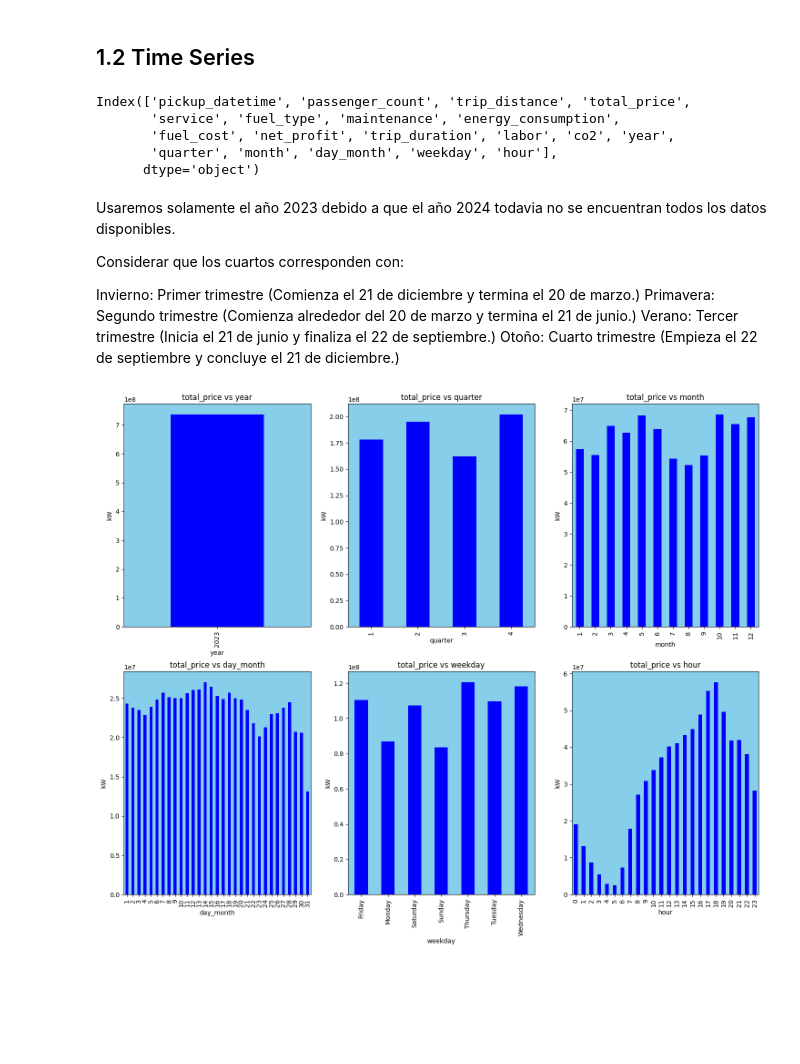
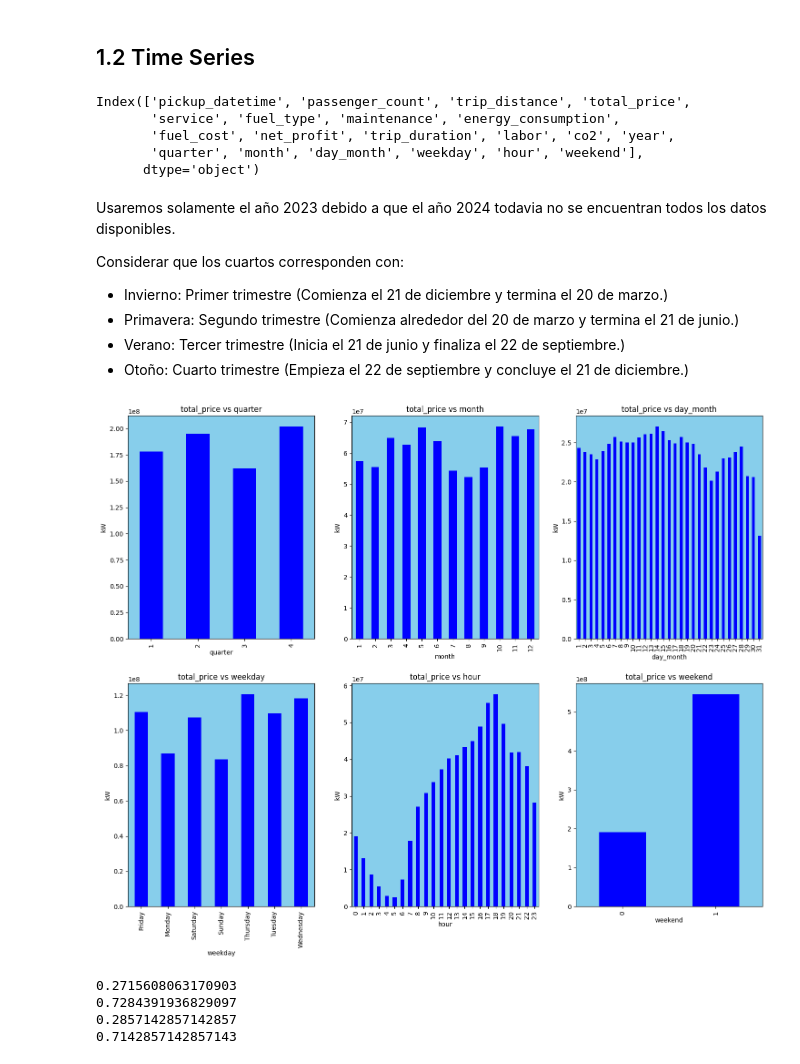
Before and after one commit to Pableren/Cab_Data_Cruise, a Jupyter notebook: Eda.ipynb, the cells around one changed output. Cells and saved outputs as stored; diff of their text form; code cells hidden in the pictures; blank space fills up the shorter version.

Commit message:
time series doc

```diff
--- a/Eda.ipynb
+++ b/Eda.ipynb
@@ -205,13 +208,13 @@ Name: net_profit, dtype: float64
 # %%
 from funciones import time_series
 # %%
-# Extraer año, trimestre, mes, día del mes, día de la semana y hora
 df['year'] = df['pickup_datetime'].dt.year
 df['quarter'] = df['pickup_datetime'].dt.quarter
 df['month'] = df['pickup_datetime'].dt.month
 df['day_month'] = df['pickup_datetime'].dt.day
 df['weekday'] = df['pickup_datetime'].dt.day_name()
 df['hour'] = df['pickup_datetime'].dt.hour
+df['weekend'] = df['pickup_datetime'].apply(lambda x: x.weekday() < 5).astype(int) # 1 = weekday, 0 = weekend
 #df.drop(columns=['pickup_datetime','dropoff_datetime'],inplace=True)
 # %%
 df.columns
@@ -219,18 +222,29 @@ df.columns
 Index(['pickup_datetime', 'passenger_count', 'trip_distance', 'total_price',
        'service', 'fuel_type', 'maintenance', 'energy_consumption',
        'fuel_cost', 'net_profit', 'trip_duration', 'labor', 'co2', 'year',
-       'quarter', 'month', 'day_month', 'weekday', 'hour'],
+       'quarter', 'month', 'day_month', 'weekday', 'hour', 'weekend'],
       dtype='object')
 # %% [markdown]
 Usaremos solamente el año 2023 debido a que el año 2024 todavia no se encuentran todos los datos disponibles.
 
 Considerar que los cuartos corresponden con:
 
-Invierno: Primer trimestre (Comienza el 21 de diciembre y termina el 20 de marzo.)
-Primavera: Segundo trimestre (Comienza alrededor del 20 de marzo y termina el 21 de junio.)
-Verano: Tercer trimestre (Inicia el 21 de junio y finaliza el 22 de septiembre.)
-Otoño: Cuarto trimestre (Empieza el 22 de septiembre y concluye el 21 de diciembre.)
+- Invierno: Primer trimestre (Comienza el 21 de diciembre y termina el 20 de marzo.)
+- Primavera: Segundo trimestre (Comienza alrededor del 20 de marzo y termina el 21 de junio.)
+- Verano: Tercer trimestre (Inicia el 21 de junio y finaliza el 22 de septiembre.)
+- Otoño: Cuarto trimestre (Empieza el 22 de septiembre y concluye el 21 de diciembre.)
 # %%
-time_series(df[df['year']==2023],'total_price')
+temporalidades = ['quarter','month','day_month','weekday','hour','weekend']
+time_series(df[df['year']==2023],'total_price',temporalidades=temporalidades)
 # %% [output]
-[figure, old version]
+[figure, new version]
+# %%
+print(df['weekend'].value_counts()[0]/df.shape[0])
+print(df['weekend'].value_counts()[1]/df.shape[0])
+print(2/7)
+print(5/7)
+# %% [output]
+0.2715608063170903
+0.7284391936829097
+0.2857142857142857
+0.7142857142857143
```
Also changed, not shown: parts of 11 cells of this notebook.
